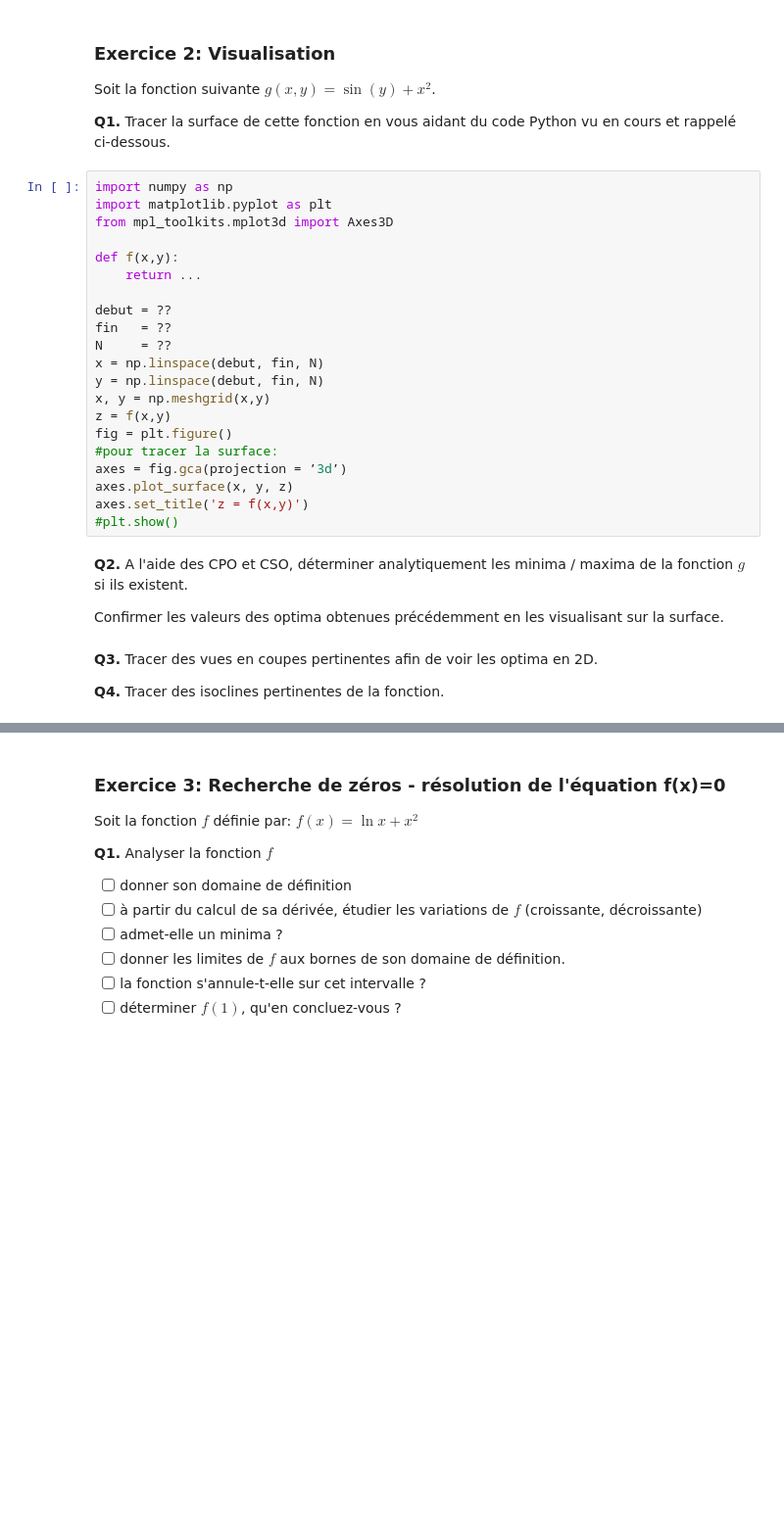
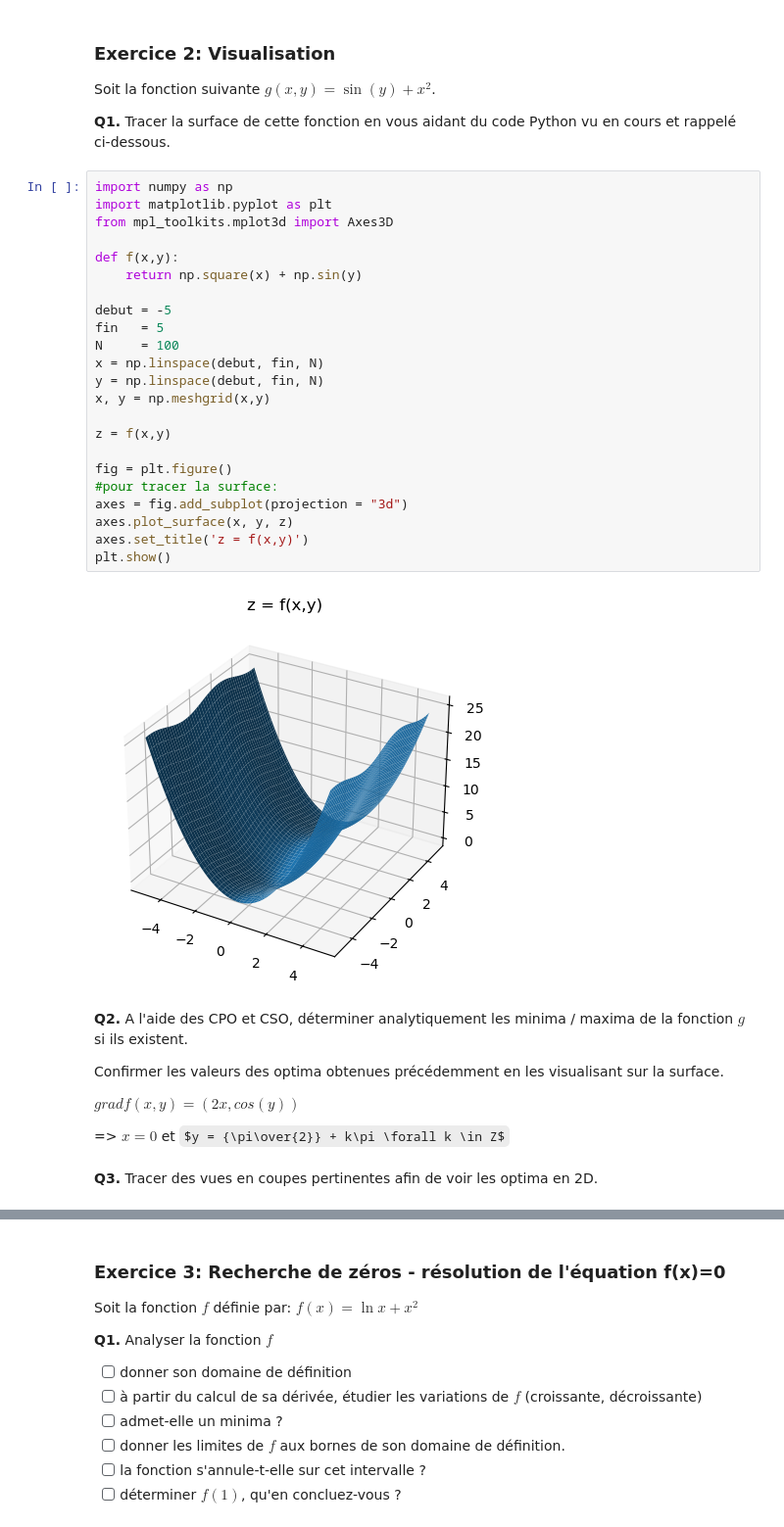
Before and after one commit to kerryghan-relot/LMU_TP-Fonctions-multi-dimensionnelles-optimisation, a Jupyter notebook: TP3 - Fonctions multi-dimensionnelles, optimisation.ipynb, the cells around one changed output, grey strips where cells are left out. Shown at 98% size. Cells and saved outputs as stored; diff of their text form; some formulas as TeX source; blank space fills up the shorter version.

```diff
--- a/TP3 - Fonctions multi-dimensionnelles, optimisation.ipynb
+++ b/TP3 - Fonctions multi-dimensionnelles, optimisation.ipynb
@@ -70,29 +70,36 @@ Soit la fonction suivante $g(x,y) = \sin(y) + x^2$.
 # %%
 import numpy as np
 import matplotlib.pyplot as plt
 from mpl_toolkits.mplot3d import Axes3D
 
 def f(x,y):
-    return ...
+    return np.square(x) + np.sin(y)
 
-debut = ??
-fin   = ??
-N     = ??
+debut = -5
+fin   = 5
+N     = 100
 x = np.linspace(debut, fin, N)
 y = np.linspace(debut, fin, N)
 x, y = np.meshgrid(x,y)
+
 z = f(x,y)
+
 fig = plt.figure()
 #pour tracer la surface:
-axes = fig.gca(projection = ’3d’)
+axes = fig.add_subplot(projection = "3d")
 axes.plot_surface(x, y, z)
 axes.set_title('z = f(x,y)')
-#plt.show()
+plt.show()
+# %% [output]
+[figure, added]
 # %% [markdown]
 **Q2.** A l'aide des CPO et CSO, déterminer analytiquement les minima / maxima de la fonction $g$ si ils existent.
 
 Confirmer les valeurs des optima obtenues précédemment en les visualisant sur la surface.
+
+
+$grad f(x, y) = (2x, cos(y))$
+
+=> $x = 0$ et $y = {\pi\over{2}} + k\pi \forall k \in Z$
 # %% [markdown]
 **Q3.** Tracer des vues en coupes pertinentes afin de voir les optima en 2D.
-
-**Q4.** Tracer des isoclines pertinentes de la fonction.
```
Also changed, not shown: parts of 11 cells of this notebook.
